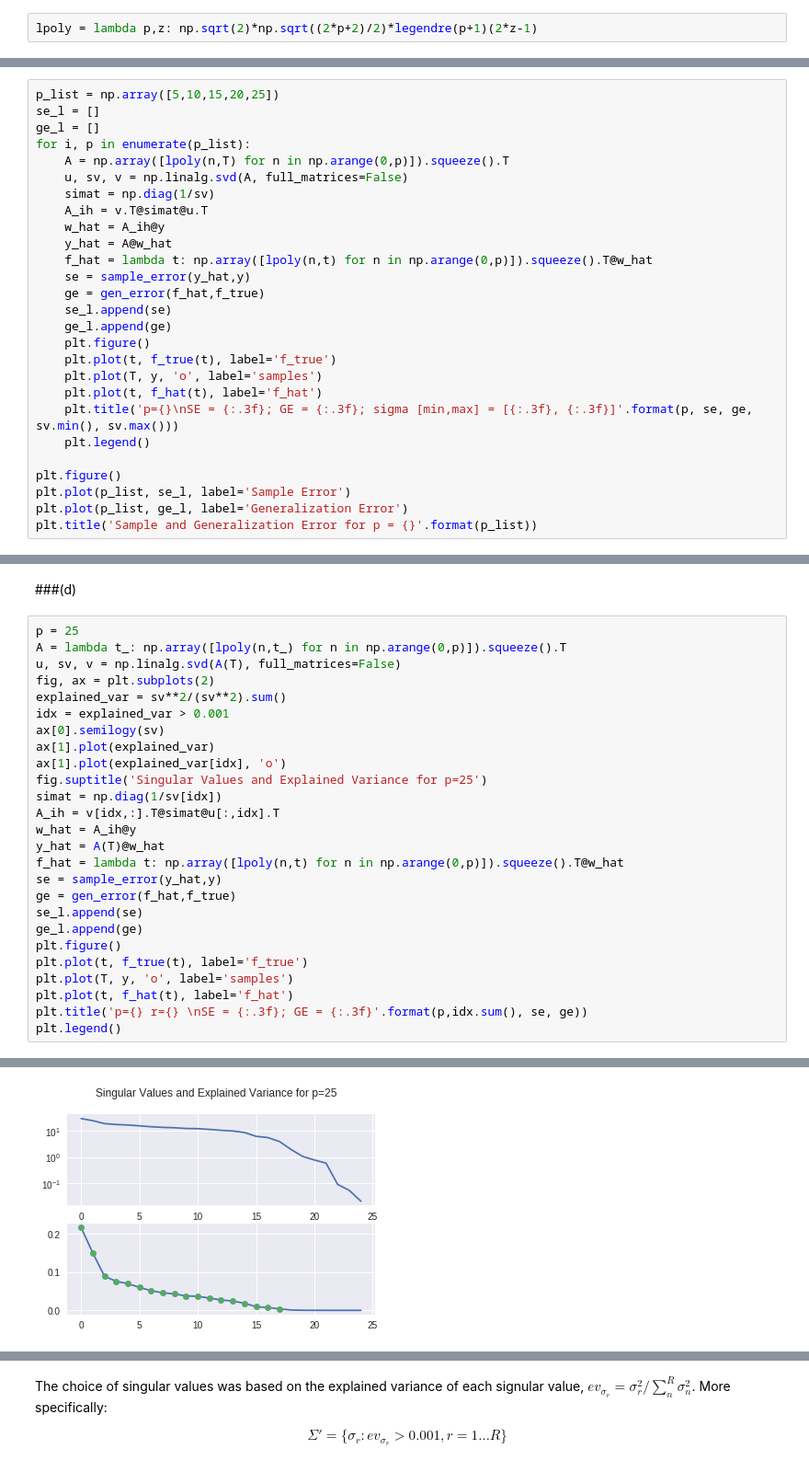
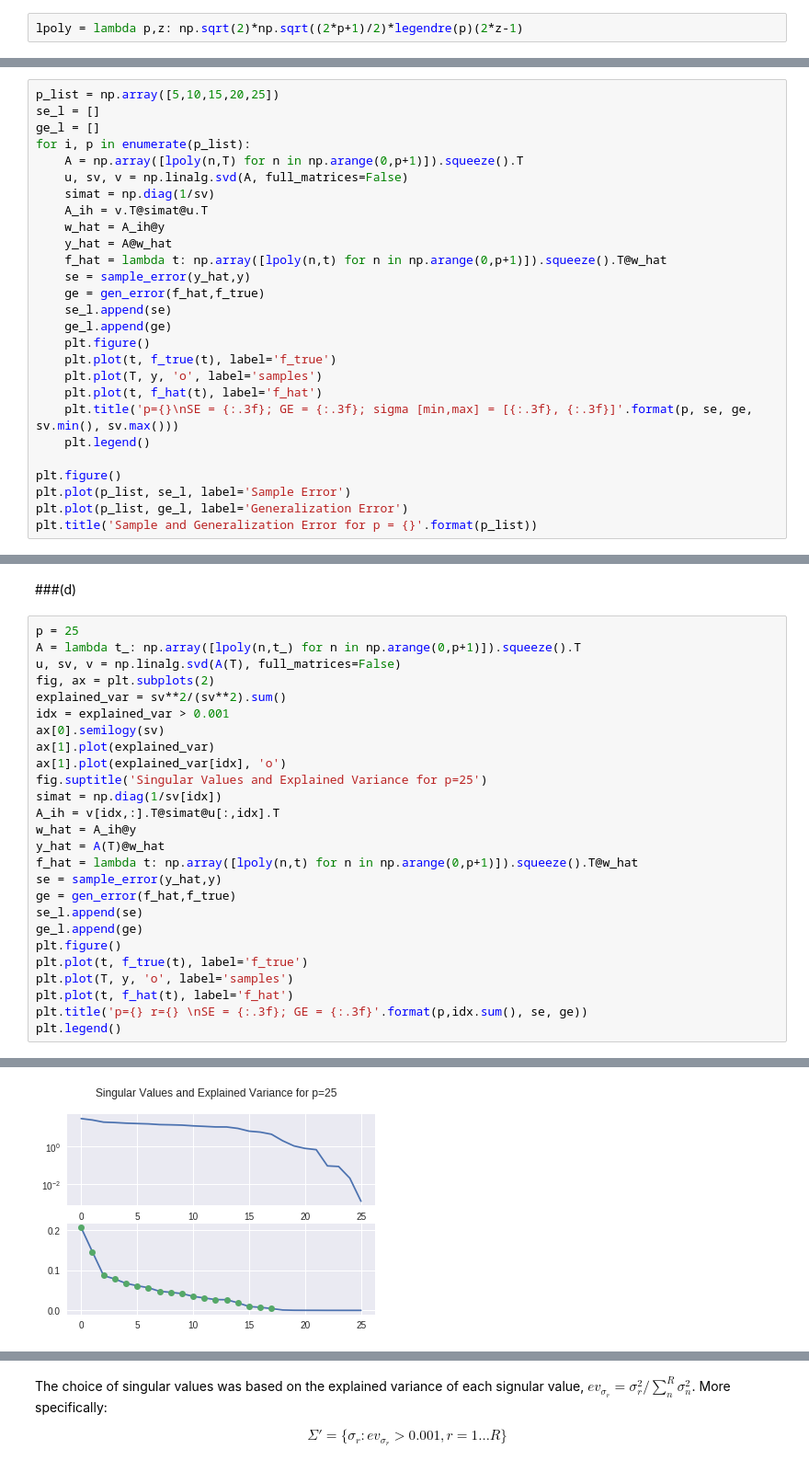
Before and after one commit to charlieLehman/mlmath, a Jupyter notebook: HW05.ipynb, the cells around one changed output, grey strips where cells are left out. Shown: that part at 92% size. Saved outputs shown, nothing was run; the diff lists cells and outputs as text.

```diff
--- a/HW05.ipynb
+++ b/HW05.ipynb
@@ -24,7 +26,7 @@ T, y = data['T'], data['y']
 # %% [markdown]
 Python version of the lpoly function
 # %%
-lpoly = lambda p,z: np.sqrt(2)*np.sqrt((2*p+2)/2)*legendre(p+1)(2*z-1)
+lpoly = lambda p,z: np.sqrt(2)*np.sqrt((2*p+1)/2)*legendre(p)(2*z-1)
 # %% [markdown]
 Defined the Legendre Polynomials over range [0,1]
 # %%
@@ -81,13 +83,13 @@ p_list = np.array([5,10,15,20,25])
 se_l = []
 ge_l = []
 for i, p in enumerate(p_list):
-    A = np.array([lpoly(n,T) for n in np.arange(0,p)]).squeeze().T
+    A = np.array([lpoly(n,T) for n in np.arange(0,p+1)]).squeeze().T
     u, sv, v = np.linalg.svd(A, full_matrices=False)
     simat = np.diag(1/sv)
     A_ih = v.T@simat@u.T
     w_hat = A_ih@y
     y_hat = A@w_hat
-    f_hat = lambda t: np.array([lpoly(n,t) for n in np.arange(0,p)]).squeeze().T@w_hat
+    f_hat = lambda t: np.array([lpoly(n,t) for n in np.arange(0,p+1)]).squeeze().T@w_hat
     se = sample_error(y_hat,y)
     ge = gen_error(f_hat,f_true)
     se_l.append(se)
@@ -117,30 +119,30 @@ The generalization error for least squares falls apart at  $p=20$ because the sm
 ###(d)
 # %%
 p = 25
-A = lambda t_: np.array([lpoly(n,t_) for n in np.arange(0,p)]).squeeze().T
+A = lambda t_: np.array([lpoly(n,t_) for n in np.arange(0,p+1)]).squeeze().T
 u, sv, v = np.linalg.svd(A(T), full_matrices=False)
 fig, ax = plt.subplots(2)
 explained_var = sv**2/(sv**2).sum()
 idx = explained_var > 0.001
 ax[0].semilogy(sv)
 ax[1].plot(explained_var)
 ax[1].plot(explained_var[idx], 'o')
 fig.suptitle('Singular Values and Explained Variance for p=25')
 simat = np.diag(1/sv[idx])
 A_ih = v[idx,:].T@simat@u[:,idx].T
 w_hat = A_ih@y
 y_hat = A(T)@w_hat
-f_hat = lambda t: np.array([lpoly(n,t) for n in np.arange(0,p)]).squeeze().T@w_hat
+f_hat = lambda t: np.array([lpoly(n,t) for n in np.arange(0,p+1)]).squeeze().T@w_hat
 se = sample_error(y_hat,y)
 ge = gen_error(f_hat,f_true)
 se_l.append(se)
 ge_l.append(ge)
 plt.figure()
 plt.plot(t, f_true(t), label='f_true')
 plt.plot(T, y, 'o', label='samples')
 plt.plot(t, f_hat(t), label='f_hat')
 plt.title('p={} r={} \nSE = {:.3f}; GE = {:.3f}'.format(p,idx.sum(), se, ge))
 plt.legend()
 # %% [output]
 <matplotlib.legend.Legend at 0x...>
-[figure, old version]
+[figure, new version]
```
Also changed, not shown: parts of 14 cells of this notebook.
